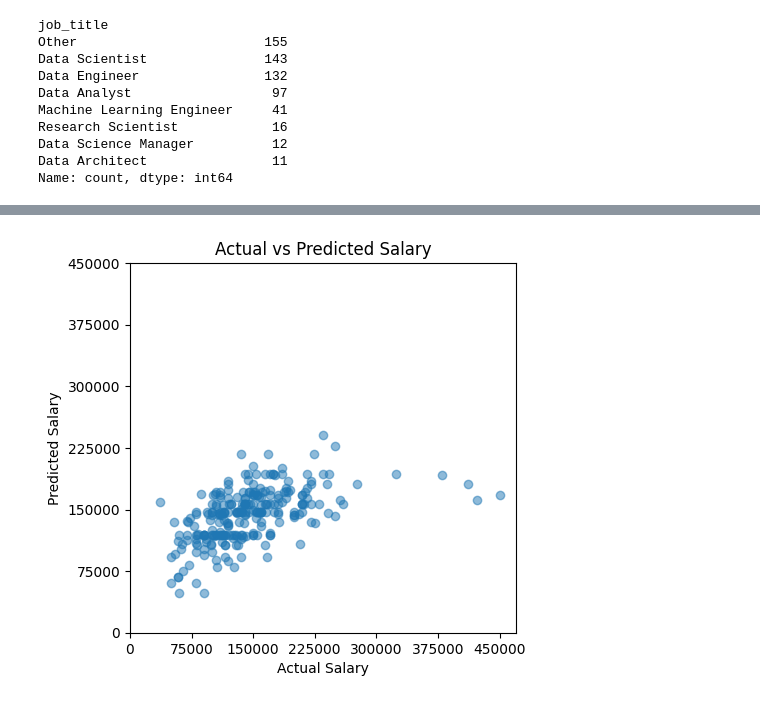
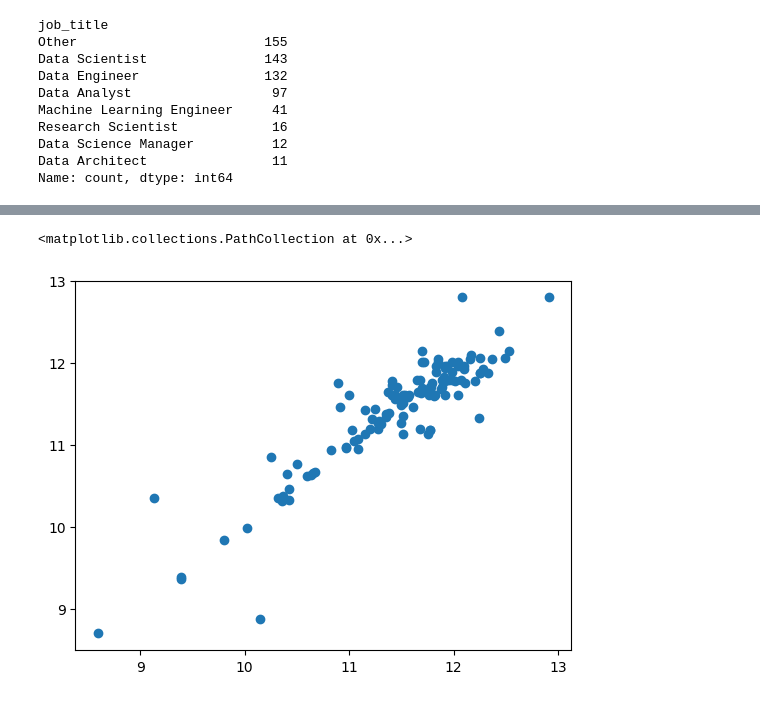
Before and after one commit to chriscolomb/seng474-project, a Jupyter notebook: notebook.ipynb, the cells around one changed output, grey strips where cells are left out. Cells and saved outputs as stored; diff of their text form; code cells hidden in the pictures.

```diff
--- a/notebook.ipynb
+++ b/notebook.ipynb
@@ -910,32 +766,0 @@ Pipeline(steps=[('columntransformer',
-# %%
-from sklearn import svm
-from sklearn.preprocessing import StandardScaler
-from sklearn.model_selection import train_test_split
-from sklearn.pipeline import Pipeline
-from sklearn.compose import ColumnTransformer
-from sklearn.preprocessing import OneHotEncoder
-
-# Define categorical columns
-categorical_cols = ['experience_level', 'employment_type', 'job_title', 'employee_residence', 'company_location', 'company_size']
-
-# Define numerical columns
-numerical_cols = ['work_year', 'remote_ratio']
-
-# Define preprocessor
-preprocessor = ColumnTransformer(
-    transformers=[
-        ('num', StandardScaler(), numerical_cols),
-        ('cat', OneHotEncoder(handle_unknown='ignore'), categorical_cols)])
-
-# Define SVM classifier
-svm_clf = svm.SVC(kernel='poly')
-
-# Create a pipeline that preprocesses the data and then fits the classifier
-model = Pipeline(steps=[('preprocessor', preprocessor),
-                        ('classifier', svm_clf)])
-
-# Assuming `X` is your feature data and `y` are your labels
-X_train, X_test, y_train, y_test = train_test_split(ds, ds_labels, test_size=0.2, random_state=42)
-
-# Fit the model
-model.fit(X_train, y_train)
@@ -1013,15 +767,6 @@ memory usage: 28.0+ KB
-# %%
-# scatter plot of actual vs predicted salary
-plt.scatter(ds_bucket_labels, salary_predictions_b, alpha=0.5)
-# x labels from 0 to 500000 in increments of 75000
-plt.xticks(np.arange(0, 500000, step=75000))
-# y labels from 0 to 500000 in increments of 75000
-plt.yticks(np.arange(0, 500000, step=75000))
-# make plot square dimensions
-plt.gca().set_aspect('equal', adjustable='box')
-plt.xlabel("Actual Salary")
-plt.ylabel("Predicted Salary")
-plt.title("Actual vs Predicted Salary")
-plt.show()
-# %% [output]
-[figure, removed]
+# %%
+# plot actual vs predicted
+plt.scatter(y_test, rf_grid_pred)
+# %% [output]
+<matplotlib.collections.PathCollection at 0x...>
+[figure, added]
```
Also changed, not shown: parts of 37 cells of this notebook.
